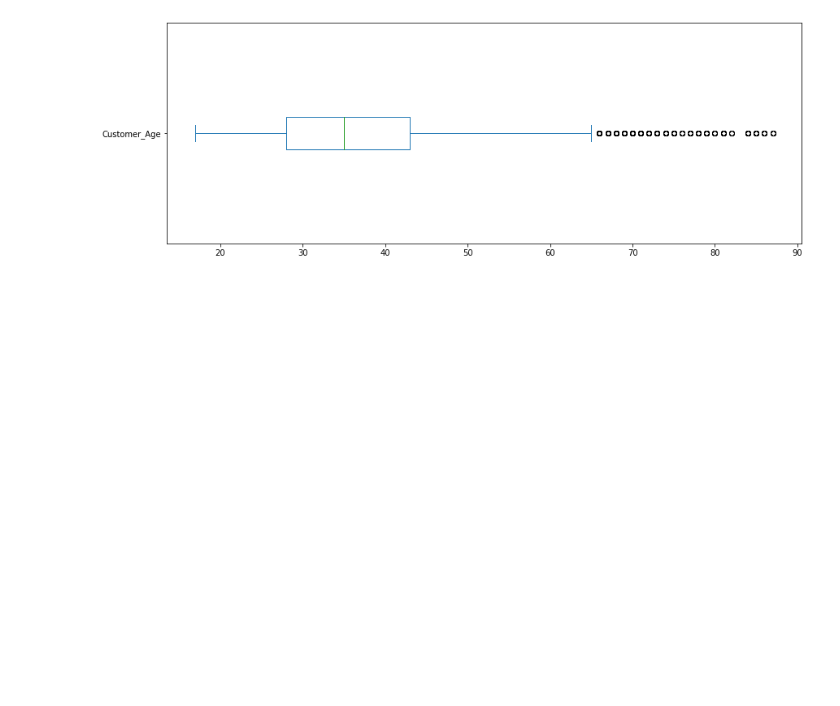
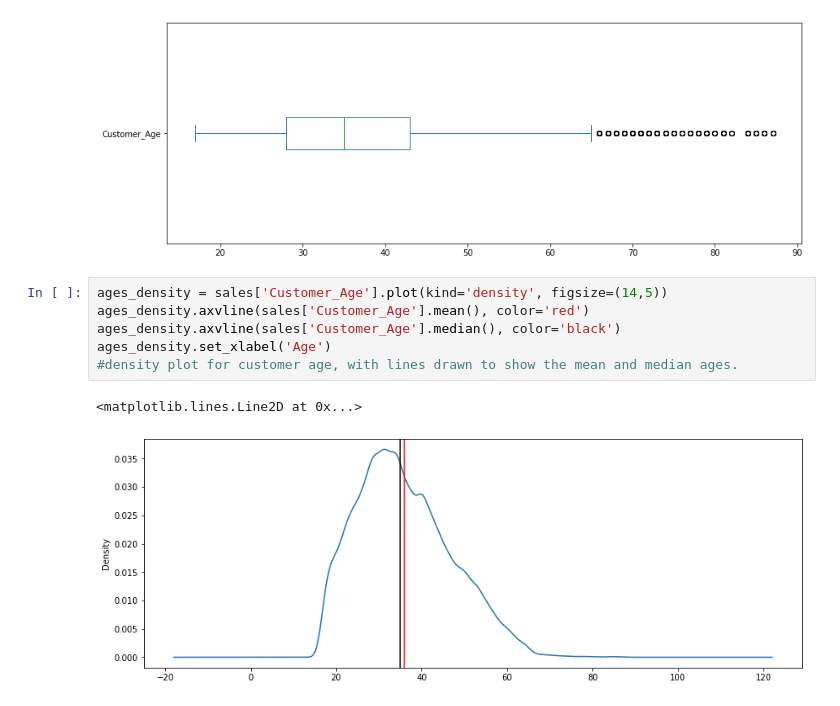
Before and after one commit to c-blomquist/Data-Analysis-Learning, a Jupyter notebook: Opening_data.ipynb, the cells around one changed output. Cells and saved outputs as stored; diff of their text form; blank space fills up the shorter version.

Commit message:
More charts to show customer ages

```diff
--- a/Opening_data.ipynb
+++ b/Opening_data.ipynb
@@ -92,3 +92,12 @@ sales['Customer_Age'].plot(kind='box', vert=False, figsize=(14,5))
 # %% [output]
 <AxesSubplot: >
 [figure]
+# %%
+ages_density = sales['Customer_Age'].plot(kind='density', figsize=(14,5))
+ages_density.axvline(sales['Customer_Age'].mean(), color='red')
+ages_density.axvline(sales['Customer_Age'].median(), color='black')
+ages_density.set_xlabel('Age')
+#density plot for customer age, with lines drawn to show the mean and median ages.
+# %% [output]
+<matplotlib.lines.Line2D at 0x...>
+[figure, added]
```
